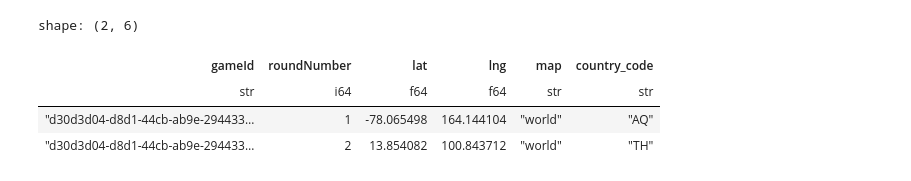
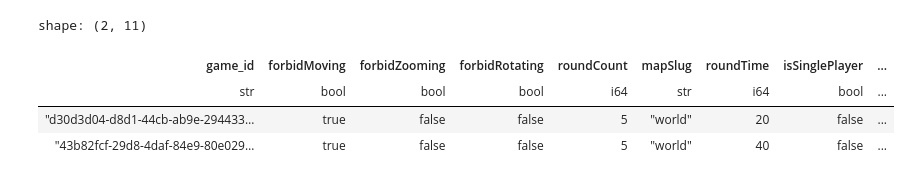
Before and after one commit to Demaga/geoguessr-stats-analysis, a Jupyter notebook: 2_top_scores.ipynb, the cells around one changed output. Drawn from its saved outputs; the diff is of its cells as text; code cells hidden in the pictures.

```diff
--- a/2_top_scores.ipynb
+++ b/2_top_scores.ipynb
@@ -1,11 +1,11 @@
 # %%
 import polars as pl
 # %%
-answers_df = pl.read_csv("answers_df.csv")
-answers_df.head(2)
+games_df = pl.read_csv("games_df.csv")
+games_df.head(2)
 # %% [output]
-shape: (2, 6)
+shape: (2, 11)
-| gameId | roundNumber | lat | lng | map | country_code |
-| str | i64 | f64 | f64 | str | str |
-| "d30d3d04-d8d1-44cb-ab9e-294433… | 1 | -78.065498 | 164.144104 | "world" | "AQ" |
-| "d30d3d04-d8d1-44cb-ab9e-294433… | 2 | 13.854082 | 100.843712 | "world" | "TH" |
+| game_id | forbidMoving | forbidZooming | forbidRotating | roundCount | mapSlug | roundTime | isSinglePlayer | ... |
+| str | bool | bool | bool | i64 | str | i64 | bool | ... |
+| "d30d3d04-d8d1-44cb-ab9e-294433… | true | false | false | 5 | "world" | 20 | false | ... |
+| "43b82fcf-29d8-4daf-84e9-80e029… | true | false | false | 5 | "world" | 40 | false | ... |
```
Also changed, not shown: parts of 11 cells of this notebook.
